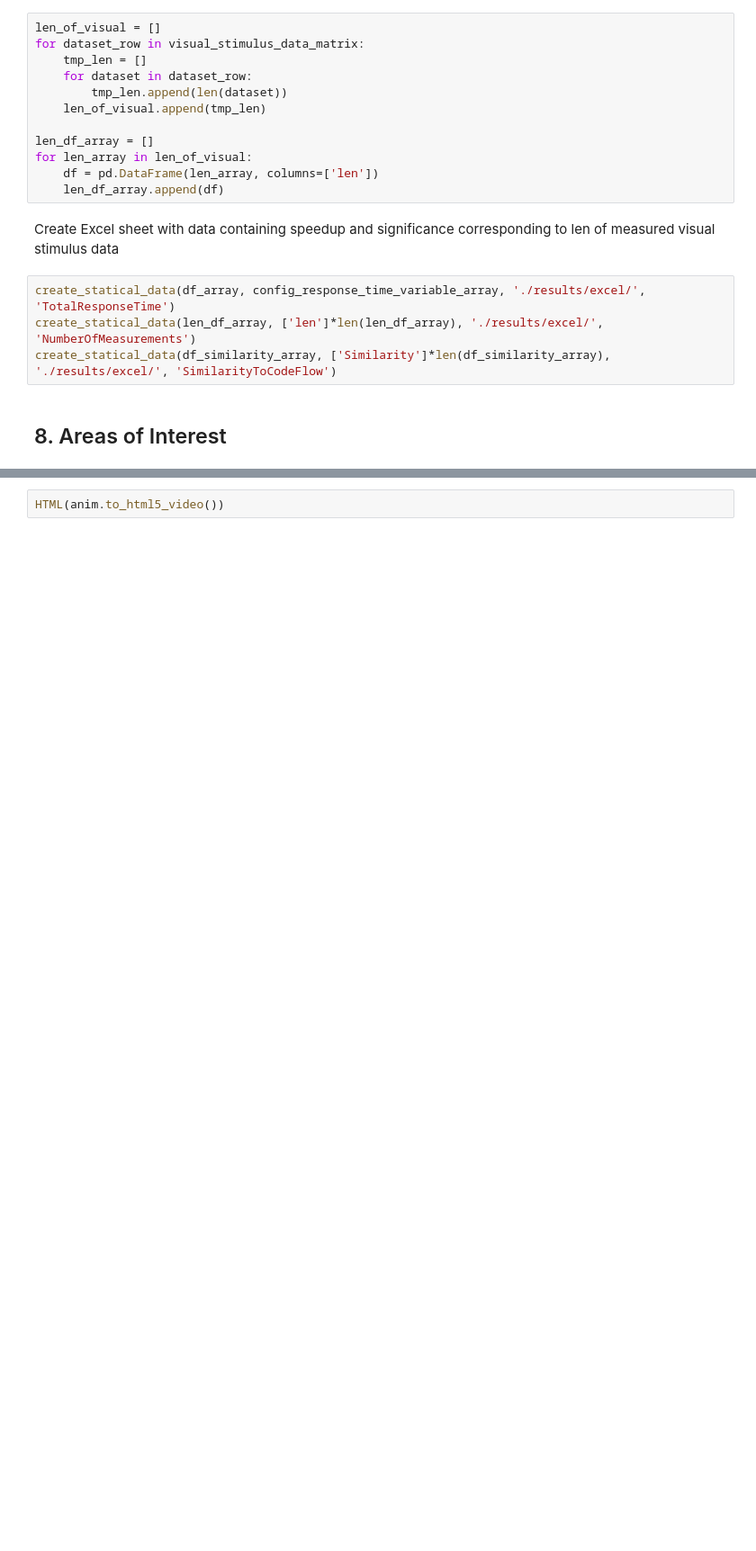
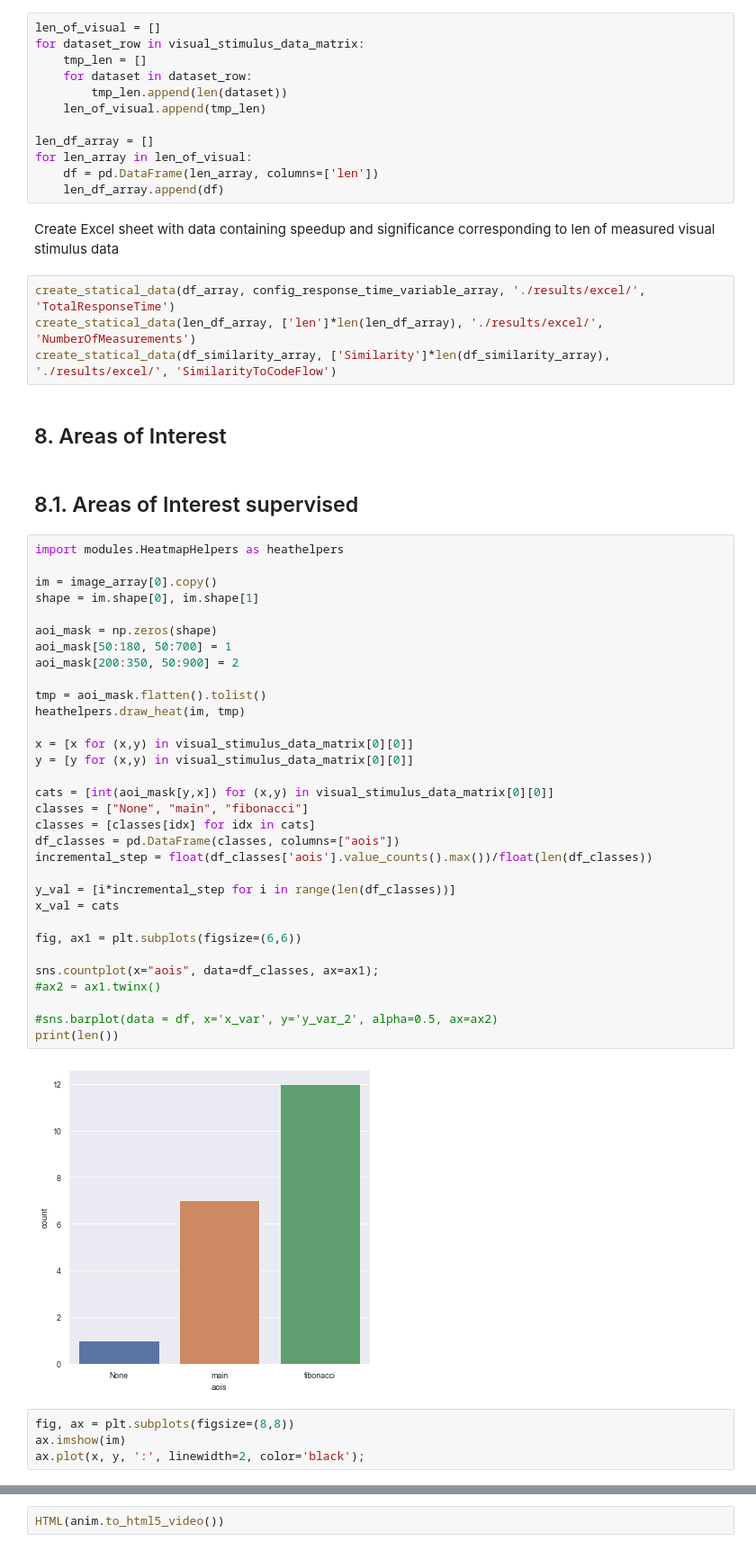
Before and after one commit to brains-on-code/REyeker, a Jupyter notebook: REyeker-DataAnalyses-Python/rEYEker_Pipeline.ipynb, the cells around one changed output, grey strips where cells are left out. Shown: that part at 90% size. Cells and saved outputs as stored; diff of their text form; blank space fills up the shorter version.

```diff
--- a/REyeker-DataAnalyses-Python/rEYEker_Pipeline.ipynb
+++ b/REyeker-DataAnalyses-Python/rEYEker_Pipeline.ipynb
@@ -690,3 +690,43 @@ create_statical_data(len_df_array, ['len']*len(len_df_array), './results/excel/'
 create_statical_data(df_similarity_array, ['Similarity']*len(df_similarity_array), './results/excel/', 'SimilarityToCodeFlow')
 # %% [markdown]
 <h2>8. Areas of Interest </h2>
+# %% [markdown]
+<h2>8.1. Areas of Interest supervised </h2>
+# %%
+import modules.HeatmapHelpers as heathelpers
+
+im = image_array[0].copy()
+shape = im.shape[0], im.shape[1]
+
+aoi_mask = np.zeros(shape)
+aoi_mask[50:180, 50:700] = 1
+aoi_mask[200:350, 50:900] = 2
+
+tmp = aoi_mask.flatten().tolist()
+heathelpers.draw_heat(im, tmp)
+
+x = [x for (x,y) in visual_stimulus_data_matrix[0][0]]
+y = [y for (x,y) in visual_stimulus_data_matrix[0][0]]
+
+cats = [int(aoi_mask[y,x]) for (x,y) in visual_stimulus_data_matrix[0][0]]
+classes = ["None", "main", "fibonacci"]
+classes = [classes[idx] for idx in cats]
+df_classes = pd.DataFrame(classes, columns=["aois"])
+incremental_step = float(df_classes['aois'].value_counts().max())/float(len(df_classes))
+
+y_val = [i*incremental_step for i in range(len(df_classes))]
+x_val = cats
+
+fig, ax1 = plt.subplots(figsize=(6,6))
+
+sns.countplot(x="aois", data=df_classes, ax=ax1);
+#ax2 = ax1.twinx()
+
+#sns.barplot(data = df, x='x_var', y='y_var_2', alpha=0.5, ax=ax2)
+print(len())
+# %% [output]
+[figure, added]
+# %%
+fig, ax = plt.subplots(figsize=(8,8))
+ax.imshow(im)
+ax.plot(x, y, ':', linewidth=2, color='black');
```
Also changed, not shown: parts of 9 cells of this notebook.
